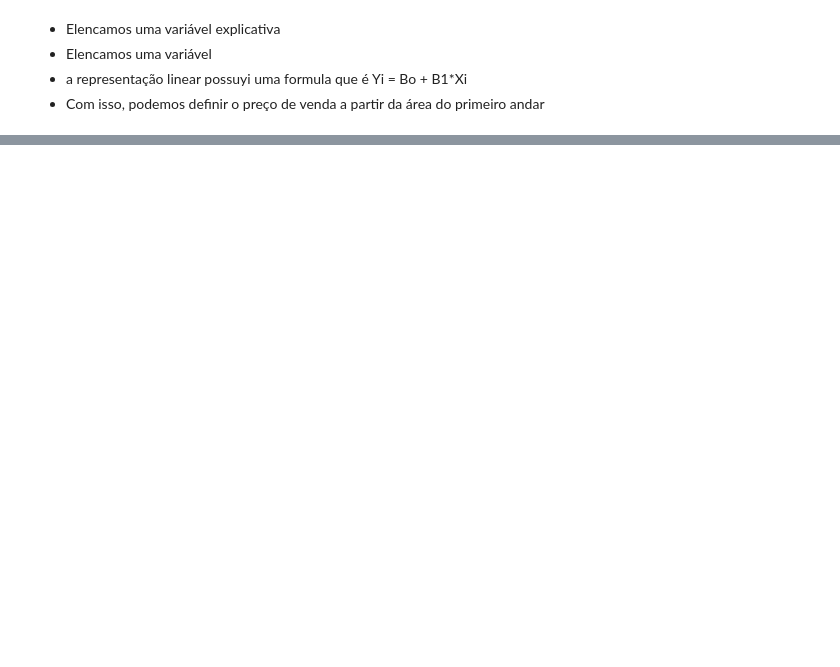
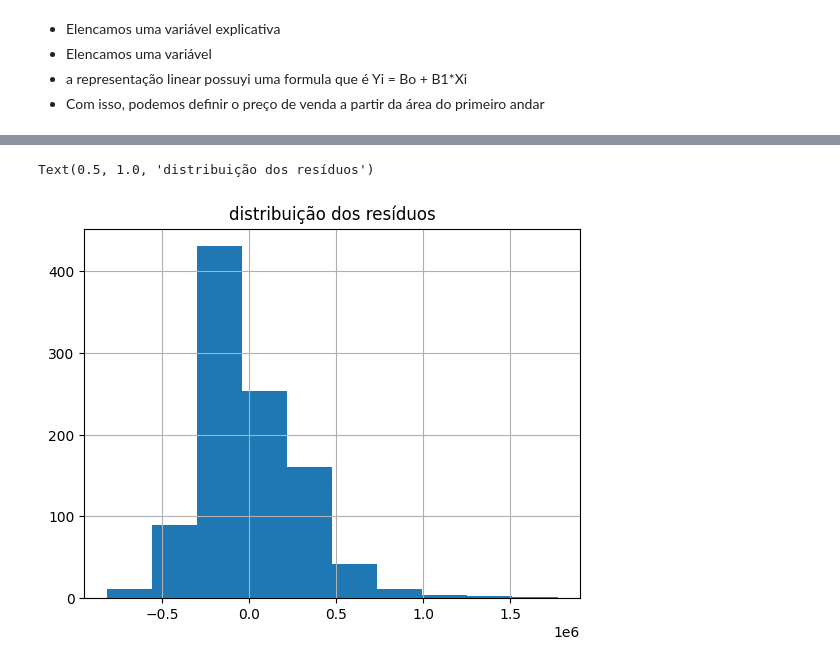
Before and after one commit to LuizinhoXT/Python, a Jupyter notebook: machine_learning/regressao_linear/regressao.ipynb, the cells around one changed output, grey strips where cells are left out. Saved outputs shown, nothing was run; the diff lists cells and outputs as text; code cells hidden in the pictures; blank space fills up the shorter version.

```diff
--- a/machine_learning/regressao_linear/regressao.ipynb
+++ b/machine_learning/regressao_linear/regressao.ipynb
@@ -131,0 +166,11 @@ O QUE APRENDEMOS NESSA AULA:
+# %%
+y = data['preco_de_venda']
+x = data.drop(columns='preco_de_venda')
+# %%
+# criando a separação entre o treino e teste
+# o train_test_split retorna 4 variáveis.
+
+x_train, x_test, y_train, y_teste = train_test_split(x, y, test_size = 0.3, random_state=230 )
+# %%
+df_train = pd.DataFrame(data = x_train)
+df_train['preco_de_venda'] = y_train
@@ -131,0 +179,2 @@ O QUE APRENDEMOS NESSA AULA:
+# %%
+modelo_0 = ols('preco_de_venda ~ area_primeiro_andar', data = df_train).fit()
@@ -131,0 +265,7 @@ O QUE APRENDEMOS NESSA AULA:
+# %%
+modelo_0.resid.hist()
+
+plt.title("distribuição dos resíduos")
+# %% [output]
+Text(0.5, 1.0, 'distribuição dos resíduos')
+[figure, added]
```
Also changed, not shown: parts of 23 cells of this notebook.
